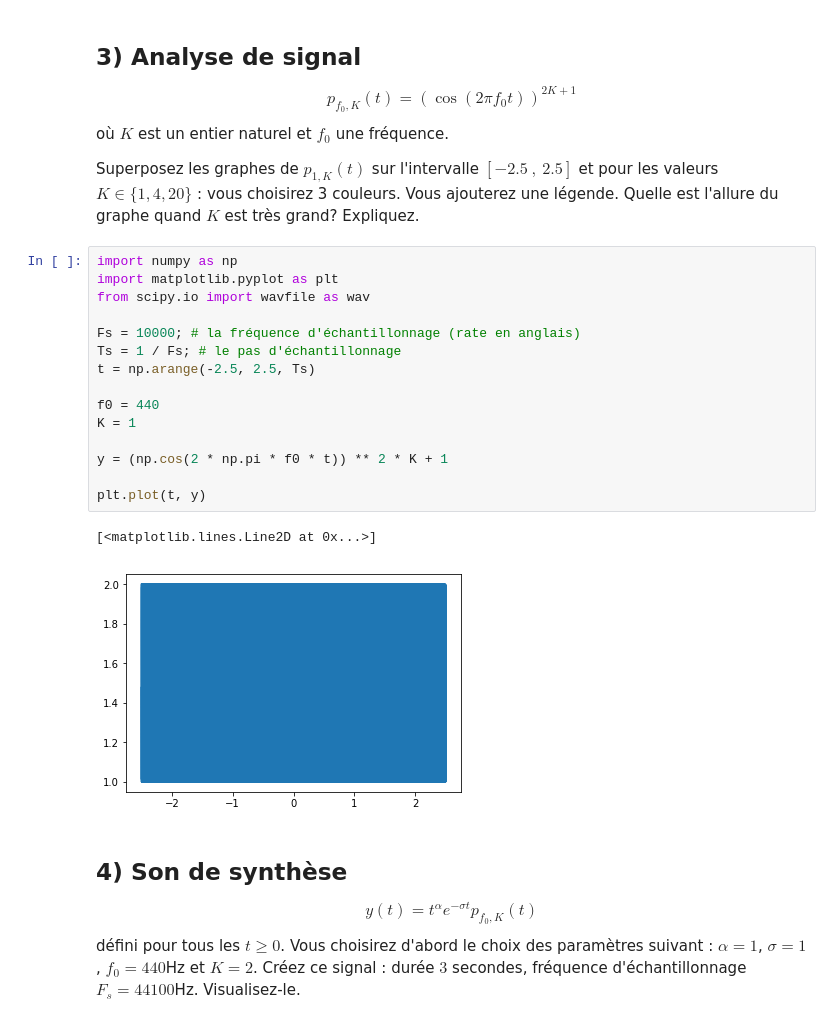
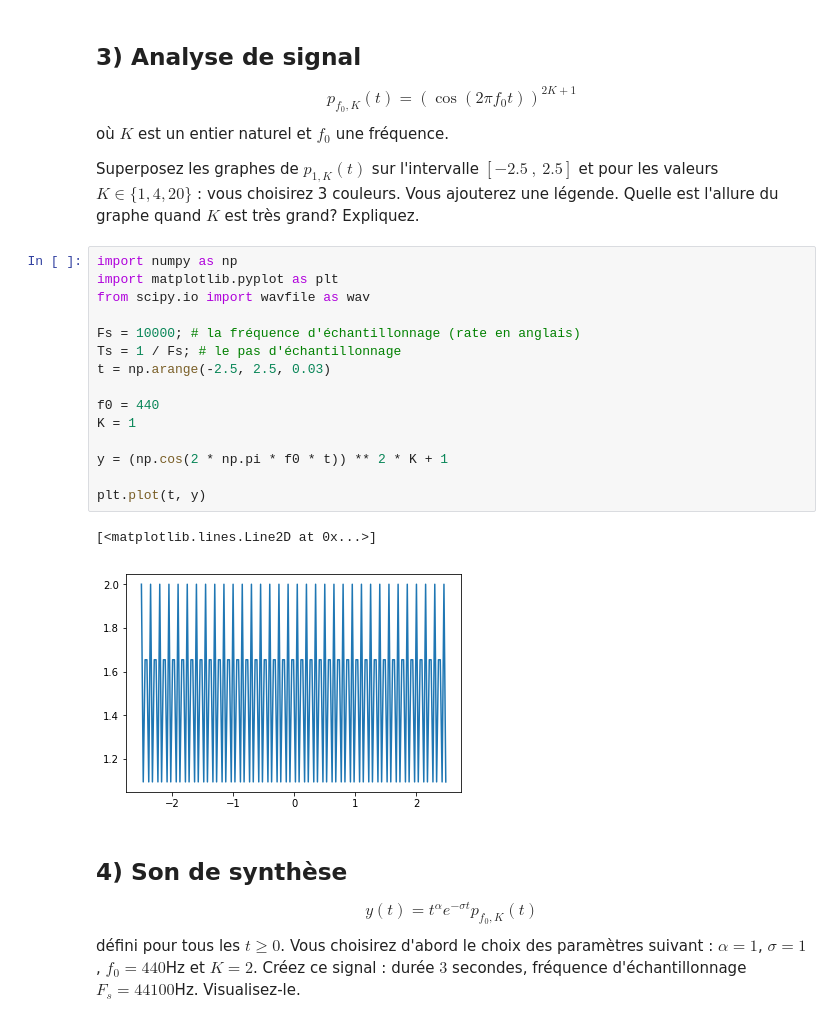
Before and after one commit to guillaume-haerinck/imac-tp-signal, a Jupyter notebook: tp-01/TPintro.ipynb, the cells around one changed output. Drawn from its saved outputs; the diff is of its cells as text.

```diff
--- a/tp-01/TPintro.ipynb
+++ b/tp-01/TPintro.ipynb
@@ -341,21 +341,21 @@ Superposez les graphes de $p_{1,K}(t)$ sur l'intervalle $[-2.5 \ , \ 2.5]$ et po
 # %%
 import numpy as np
 import matplotlib.pyplot as plt
 from scipy.io import wavfile as wav
 
 Fs = 10000; # la fréquence d'échantillonnage (rate en anglais)
 Ts = 1 / Fs; # le pas d'échantillonnage
-t = np.arange(-2.5, 2.5, Ts)
+t = np.arange(-2.5, 2.5, 0.03)
 
 f0 = 440
 K = 1
 
 y = (np.cos(2 * np.pi * f0 * t)) ** 2 * K + 1
 
 plt.plot(t, y)
 # %% [output]
 [<matplotlib.lines.Line2D at 0x...>]
-[figure, old version]
+[figure, new version]
 # %% [markdown]
 ## 4) Son de synthèse
 $$y(t)=t^{\alpha}e^{-\sigma t} p_{f_0,K}(t) $$ défini pour tous les $t\geq 0$. Vous choisirez d'abord le choix des paramètres suivant :
```
Also changed, not shown: parts of 3 cells of this notebook.
